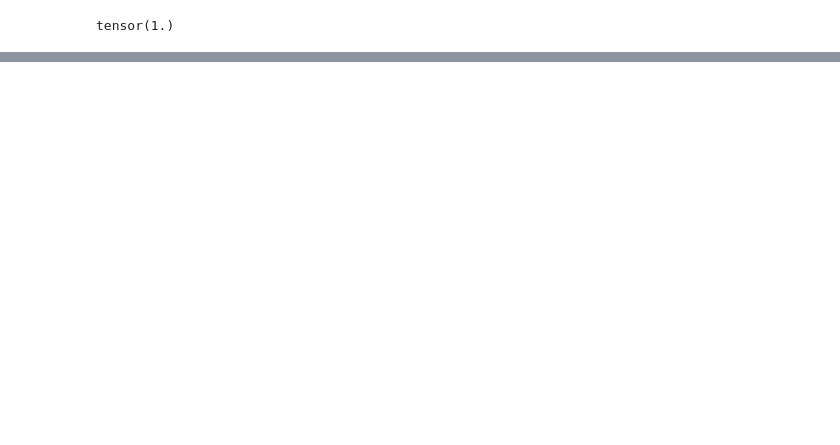
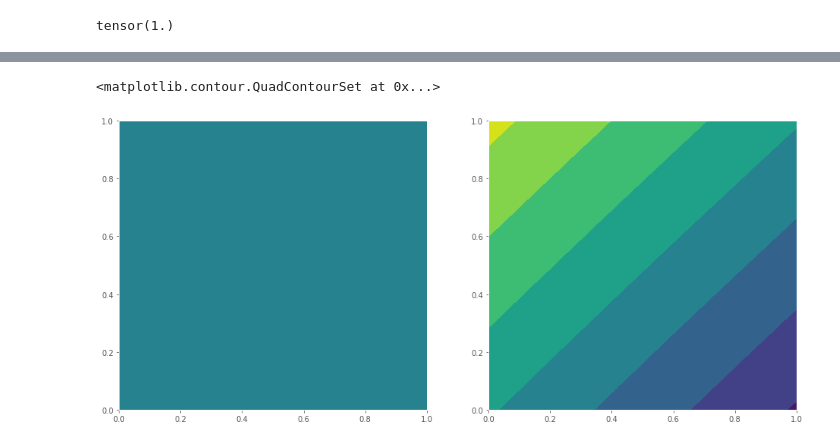
Before and after one commit to wilocw/cahn-hilliard, a Jupyter notebook: notebooks/Untitled.ipynb, the cells around one changed output, grey strips where cells are left out. Saved outputs shown, nothing was run; the diff lists cells and outputs as text; code cells hidden in the pictures; blank space fills up the shorter version.

```diff
--- a/notebooks/Untitled.ipynb
+++ b/notebooks/Untitled.ipynb
@@ -92,0 +102,28 @@ tensor([8.2370e-06])
+# %%
+_xtrain = torch.cat(
+    (xtrain[0].contiguous().view(-1,1),
+     xtrain[1].contiguous().view(-1,1)),
+    1
+)
+# %%
+_ytrain = ytrain.reshape(-1)
+# %%
+model = ExactGPModel(_xtrain, _ytrain, gpytorch.likelihoods.GaussianLikelihood())
+# %%
+model.eval()
+xnew = torch.meshgrid(torch.linspace(0,1,100), torch.linspace(0,1,100))
+_xnew = torch.cat(
+    (xnew[0].contiguous().view(-1,1),
+     xnew[1].contiguous().view(-1,1)),
+    1
+)
+
+with torch.no_grad(), gpytorch.settings.fast_pred_var():
+    f = model(_xnew)
+# %%
+_,axs = plt.subplots(1,2,figsize=(16,7))
+axs[0].contourf(*xnew,f.mean.reshape(100,100))
+axs[1].contourf(*xnew,f.sample().reshape(100,100))
+# %% [output]
+<matplotlib.contour.QuadContourSet at 0x...>
+[figure, added]
```
Also changed, not shown: parts of 27 cells of this notebook.
